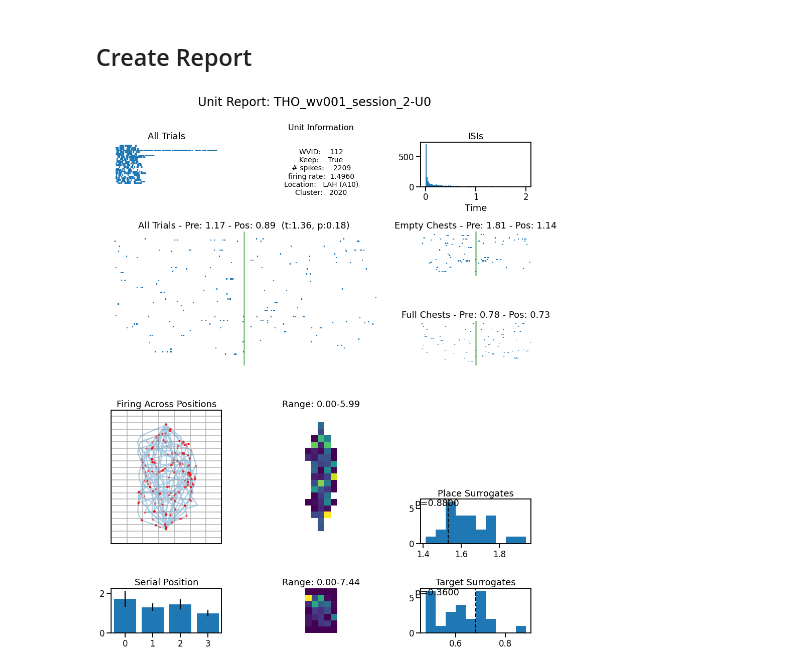
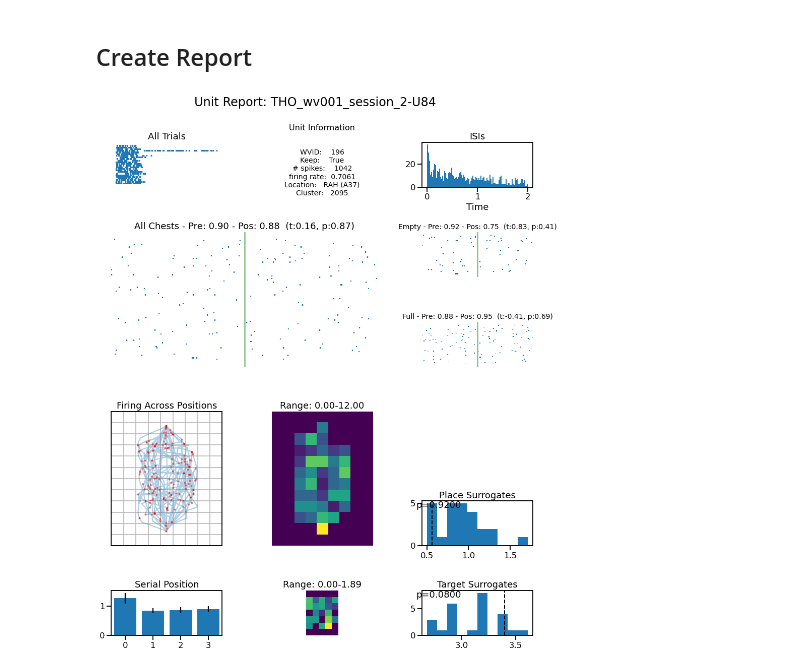
Before and after one commit to HSUPipeline/AnalyzeTH, a Jupyter notebook: notebooks/REPORTS-UNIT.ipynb, the cells around one changed output. Saved outputs shown, nothing was run; the diff lists cells and outputs as text; code cells hidden in the pictures.

```diff
--- a/notebooks/REPORTS-UNIT.ipynb
+++ b/notebooks/REPORTS-UNIT.ipynb
@@ -55,10 +56,10 @@ subj = 'wv001'
 session = 2
 # %%
 # Set which example unit to extract
-uind = 0
+uind = 84
 # %%
 # Define bins to use
-bins = [7, 21]
+bins = [9, 12]
 chest_bins = [5, 7]
 
 # Define minimum occupancy
@@ -72,8 +73,8 @@ shuffle_approach = 'BINCIRC'
 n_surrogates = 25
 # %%
 # Set which methods to run
-PLACE_METHOD = 'INFO'
-TARGET_METHOD = 'INFO'
+PLACE_METHOD = 'ANOVA'
+TARGET_METHOD = 'ANOVA'
 # %% [markdown]
 ## Load Data
 # %%
@@ -178,7 +179,7 @@ occ = compute_occupancy(positions, ptimes, bins, speed, **occ_kwargs)
 # Compute spatial bin assignments & binned firing, and normalize by occupancy
 x_binl, y_binl = compute_spatial_bin_assignment(spike_positions, x_bin_edges, y_bin_edges)
 bin_firing = compute_bin_firing(x_binl, y_binl, bins)
-bin_firing = bin_firing / occ
+#bin_firing = bin_firing / occ
 # %%
 # # Get head direction for each spike
 # spike_hds = get_spike_heading(spikes, hd_times, hd_degrees)
@@ -299,24 +300,24 @@ isis = compute_isis(spikes)
 plot_isis(isis, bins=100, range=(0, 2), ax=ax02)
 
 # 10: chest related firing
+title_str = '{} - Pre: {:1.2f} - Pos: {:1.2f}  (t:{:1.2f}, p:{:1.2f})'
 ax10 = plt.subplot(grid[1:3, 0:2])
 plot_rasters(all_chests, xlim=trial_range, vline=0, figsize=(10, 7), ax=ax10)
-title_str = 'All Trials - Pre: {:1.2f} - Pos: {:1.2f}  (t:{:1.2f}, p:{:1.2f})'
-ax10.set_title(title_str.format(fr_pre_all, fr_post_all, fr_t_val_all, fr_p_val_all),
+ax10.set_title(title_str.format('All Chests', fr_pre_all, fr_post_all, fr_t_val_all, fr_p_val_all),
                color=color_pval(fr_p_val_all))
 
 # 12&22: Compare Empty & Full chest trials
-title_str = '{} Chests - Pre: {:1.2f} - Pos: {:1.2f}'
 # Empty chest trials
 ax12 = plt.subplot(grid[1, 2])
 plot_rasters(empty_trials, xlim=trial_range, vline=0, ax=ax12)
-ax12.set_title(title_str.format('Empty', fr_pre_empt, fr_post_empt),
-               color=color_pval(fr_p_val_empt))
+ax12.set_title(title_str.format('Empty', fr_pre_empt, fr_post_empt, fr_t_val_empt, fr_p_val_empt),
+               color=color_pval(fr_p_val_empt), fontdict={'fontsize' : 14})
+
 # Full chest trials
 ax22 = plt.subplot(grid[2, 2])
 plot_rasters(full_trials, xlim=trial_range, vline=0, ax=ax22)
-ax22.set_title(title_str.format('Full', fr_pre_full, fr_post_full),
-               color=color_pval(fr_p_val_full))
+ax22.set_title(title_str.format('Full', fr_pre_full, fr_post_full, fr_t_val_full, fr_p_val_full),
+               color=color_pval(fr_p_val_full), fontdict={'fontsize' : 14})
 
 # ax30: positional firing
 ax30 = plt.subplot(grid[3:5, 0])
@@ -332,31 +333,31 @@ plot_heatmap(bin_firing, transpose=True, ax=ax31,
 # # ax32: head direction of spike firing
 # ax32 = plt.subplot(grid[3, 2], polar=True)
 # plot_polar_hist(spike_hds, ax=ax32)
 # ax32.set(xticklabels=[], yticklabels=[])
 # ax32.set_title('Head Direction', color=color_pval(hd_p_val))
 
 # ax42: place surrogates
 ax42 = plt.subplot(grid[4, 2])
 plot_surrogates(place_surrs, place_value, place_p_val, ax=ax42)
 ax42.set_title('Place Surrogates', color=color_pval(place_p_val))
 
 # ax50: serial position
 ax50 = plt.subplot(grid[5, 0])
 plot_bar(sp_all_frs.mean(0), [0, 1, 2, 3], yerr=sem(sp_all_frs, 0), ax=ax50)
 ax50.set_title('Serial Position', color=color_pval(sp_p_val))
 
 # ax51: spatial target firing
 ax51 = plt.subplot(grid[5, 1])
 plot_heatmap(target_bins, transpose=True, ax=ax51,
              title='Range: {:1.2f}-{:1.2f}'.format(*get_range(target_bins)))
 
 # ax52: target surrogates
 ax52 = plt.subplot(grid[5, 2])
 plot_surrogates(target_surrs, target_value, target_p_val, ax=ax52)
 ax52.set_title('Target Surrogates', color=color_pval(target_p_val))
 
 # Add super title to the report
 suptitle = 'Unit Report: {}-U{}'.format(session_id, uind)
 plt.suptitle(suptitle, fontsize=24, y=0.95);
 # %% [output]
-[figure, old version]
+[figure, new version]
```
Also changed, not shown: parts of 2 cells of this notebook, 2 other files.
